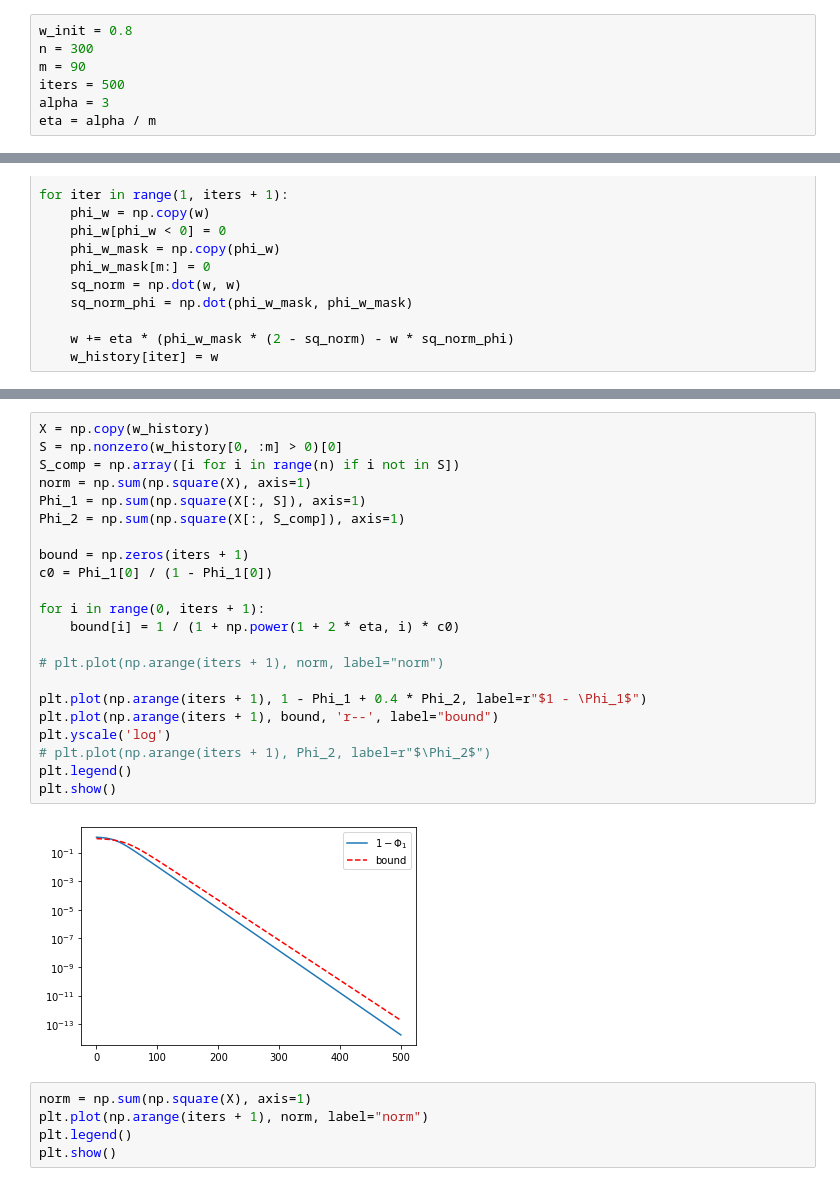
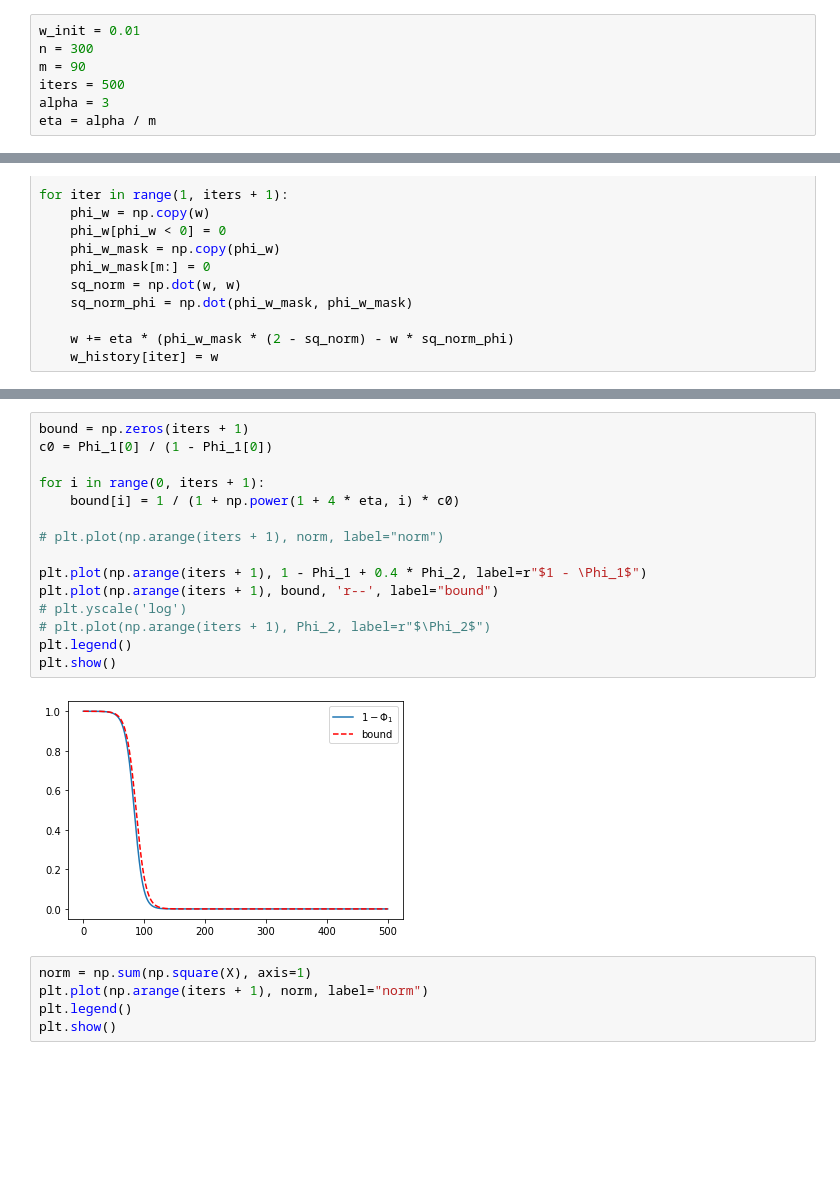
Before and after one commit to nikhil-ghosh-berkeley/gabor, a Jupyter notebook: notebooks/one-neuron-pop.ipynb, the cells around one changed output, grey strips where cells are left out. Drawn from its saved outputs; the diff is of its cells as text; blank space fills up the shorter version.

```diff
--- a/notebooks/one-neuron-pop.ipynb
+++ b/notebooks/one-neuron-pop.ipynb
@@ -2,7 +2,7 @@
 import numpy as np
 import matplotlib.pyplot as plt
 # %%
-w_init = 0.8
+w_init = 0.01
 n = 300
 m = 90
 iters = 500
@@ -41,27 +58,20 @@ plt.show()
 # %%
-X = np.copy(w_history)
-S = np.nonzero(w_history[0, :m] > 0)[0]
-S_comp = np.array([i for i in range(n) if i not in S])
-norm = np.sum(np.square(X), axis=1)
-Phi_1 = np.sum(np.square(X[:, S]), axis=1)
-Phi_2 = np.sum(np.square(X[:, S_comp]), axis=1)
-
 bound = np.zeros(iters + 1)
 c0 = Phi_1[0] / (1 - Phi_1[0])
 
 for i in range(0, iters + 1):
-    bound[i] = 1 / (1 + np.power(1 + 2 * eta, i) * c0)
+    bound[i] = 1 / (1 + np.power(1 + 4 * eta, i) * c0)
 
 # plt.plot(np.arange(iters + 1), norm, label="norm")
 
 plt.plot(np.arange(iters + 1), 1 - Phi_1 + 0.4 * Phi_2, label=r"$1 - \Phi_1$")
 plt.plot(np.arange(iters + 1), bound, 'r--', label="bound")
-plt.yscale('log')
+# plt.yscale('log')
 # plt.plot(np.arange(iters + 1), Phi_2, label=r"$\Phi_2$")
 plt.legend()
 plt.show()
 # %% [output]
-[figure, old version]
+[figure, new version]
 # %%
 norm = np.sum(np.square(X), axis=1)
 plt.plot(np.arange(iters + 1), norm, label="norm")
```
Also changed, not shown: parts of 4 cells of this notebook.
